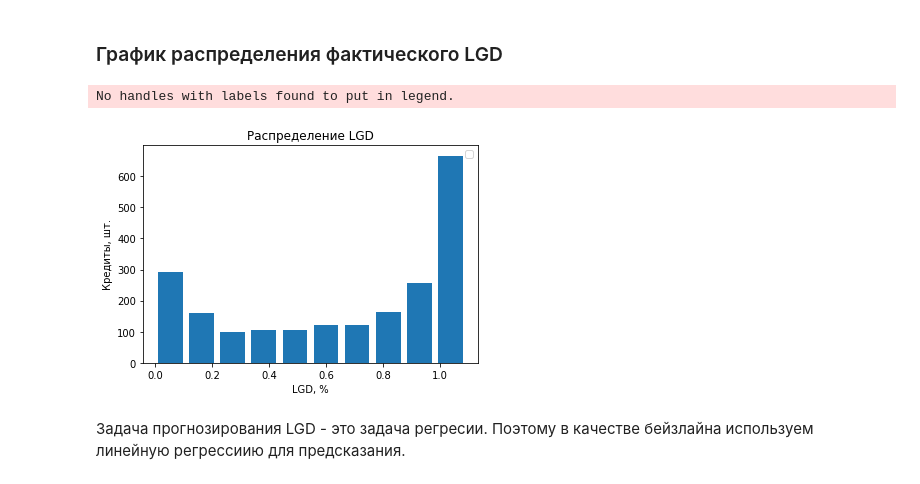
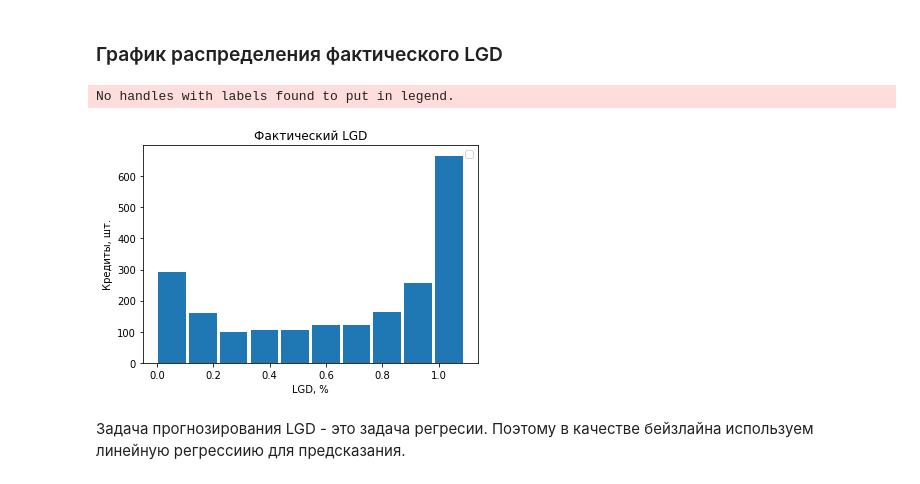
Before and after one commit to BKHV/risk_models, a Jupyter notebook: LGD competition baseline.ipynb, the cells around one changed output. Cells and saved outputs as stored; diff of their text form; code cells hidden in the pictures.

```diff
--- a/LGD competition baseline.ipynb
+++ b/LGD competition baseline.ipynb
@@ -80,16 +62,15 @@ train_df['LGD'].values.mean()
 ### График распределения фактического LGD
 # %%
 import matplotlib.pyplot as plt
-# bins = [0,10,20,30,40,50,60,70,80,90,100]
-plt.hist(train_df['LGD'].values, histtype='bar', rwidth=0.8)
+plt.hist(train_df['LGD'].values, histtype='bar', rwidth=0.9)
 plt.xlabel('LGD, %')
 plt.ylabel('Кредиты, шт.')
-plt.title('Распределение LGD')
+plt.title('Фактический LGD')
 plt.legend()
 plt.show()
 # %% [output]
 No handles with labels found to put in legend.
-[figure, old version]
+[figure, new version]
 # %% [markdown]
 Задача прогнозирования LGD - это задача регресии. Поэтому в качестве бейзлайна используем линейную регрессиию для предсказания.
 # %% [markdown]
```
Also changed, not shown: parts of 4 cells of this notebook.
